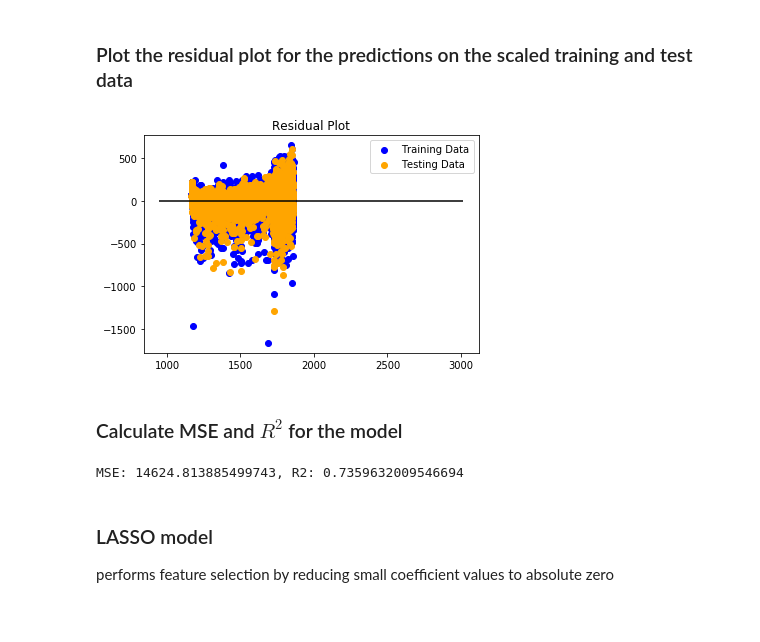
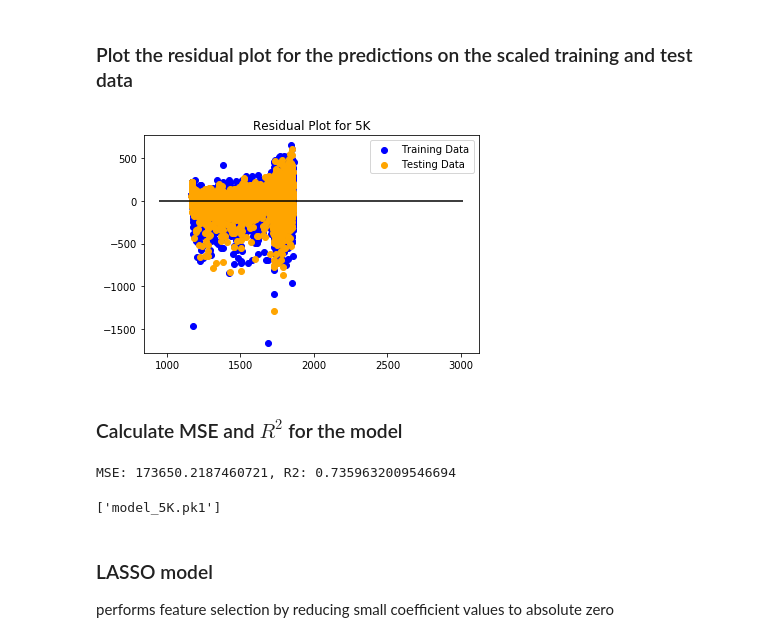
Before and after one commit to amcm29/MachineLearning_Marathon, a Jupyter notebook: boston_model.ipynb, the cells around one changed output. Drawn from its saved outputs; the diff is of its cells as text; code cells hidden in the pictures.

Commit message:
notebook that outputs model file

```diff
--- a/boston_model.ipynb
+++ b/boston_model.ipynb
@@ -92,9 +92,9 @@ boston2016_clean.head(10)
 Make sure the data is in the appropriate shape
 # %%
 ### set up data for modeling
-X = boston2016_clean[['Bib','Age','Official Time Duration', 'F', 'M']]
-y = boston2016_clean['5K Duration'].values.reshape(-1, 1)
-print(X.shape, y.shape)
+X_5K = boston2016_clean[['Bib','Age','Official Time Duration', 'F', 'M']]
+y_5K = boston2016_clean['5K Duration'].values.reshape(-1, 1)
+print(X_5K.shape, y_5K.shape)
 # %% [output]
 (26481, 5) (26481, 1)
 # %% [markdown]
@@ -102,9 +102,9 @@ print(X.shape, y.shape)
 # %%
 from sklearn.model_selection import train_test_split
 
-X_train, X_test, y_train, y_test = train_test_split(X, y, random_state=29)
+X_train_5K, X_test_5K, y_train_5K, y_test_5K = train_test_split(X_5K, y_5K, random_state=29)
 
-X_train.head()
+X_train_5K.head()
 # %% [output]
 |  | Bib | Age | Official Time Duration | F | M |
 | 6096 | 10585 | 26 | 1646 | 1 | 0 |
@@ -131,8 +131,8 @@ X_train.head()
 ### Create a LinearRegression model and fit it to the training data
 # %%
 from sklearn.linear_model import LinearRegression
-model = LinearRegression()
-model.fit(X_train, y_train)
+model_5K = LinearRegression()
+model_5K.fit(X_train_5K, y_train_5K)
 # %% [output]
 LinearRegression(copy_X=True, fit_intercept=True, n_jobs=1, normalize=False)
 # %% [markdown]
@@ -153,25 +153,34 @@ print(predictions)
 # %% [markdown]
 ### Plot the residual plot for the predictions on the scaled training and test data
 # %%
-plt.scatter(model.predict(X_train), model.predict(X_train) - y_train, c="blue", label="Training Data")
-plt.scatter(model.predict(X_test), model.predict(X_test) - y_test, c="orange", label="Testing Data")
+plt.scatter(model.predict(X_train_5K), model.predict(X_train_5K) - y_train_5K, c="blue", label="Training Data")
+plt.scatter(model.predict(X_test_5K), model.predict(X_test_5K) - y_test_5K, c="orange", label="Testing Data")
 plt.legend()
-plt.hlines(y=0, xmin=y_test.min(), xmax=y_test.max())
-plt.title("Residual Plot")
+plt.hlines(y=0, xmin=y_test_5K.min(), xmax=y_test_5K.max())
+plt.title("Residual Plot for 5K")
 plt.show()
 # %% [output]
-[figure, old version]
+[figure, new version]
 # %% [markdown]
 ### Calculate MSE and $R^2$ for the model
 # %%
-# Used X_test, y_test, and model.predict(X_test) to calculate MSE and R2
+# Used X_test_5K, y_test_5K, and model.predict(X_test_5K) to calculate MSE and R2
 
 from sklearn.metrics import mean_squared_error
 
-MSE = mean_squared_error(y_test, predictions)
-r2 = model.score(X_test, y_test)
+MSE = mean_squared_error(y_test_5K, predictions)
+r2 = model.score(X_test_5K, y_test_5K)
 
 
 print(f"MSE: {MSE}, R2: {r2}")
 # %% [output]
-MSE: 14624.813885499743, R2: 0.7359632009546694
+MSE: 173650.2187460721, R2: 0.7359632009546694
+# %%
+# Save the model as pickle file
+
+import pickle
+from sklearn.externals import joblib
+
+joblib.dump(model_5K, 'model_5K.pk1')
+# %% [output]
+['model_5K.pk1']
```
Also changed, not shown: parts of 21 cells of this notebook.
